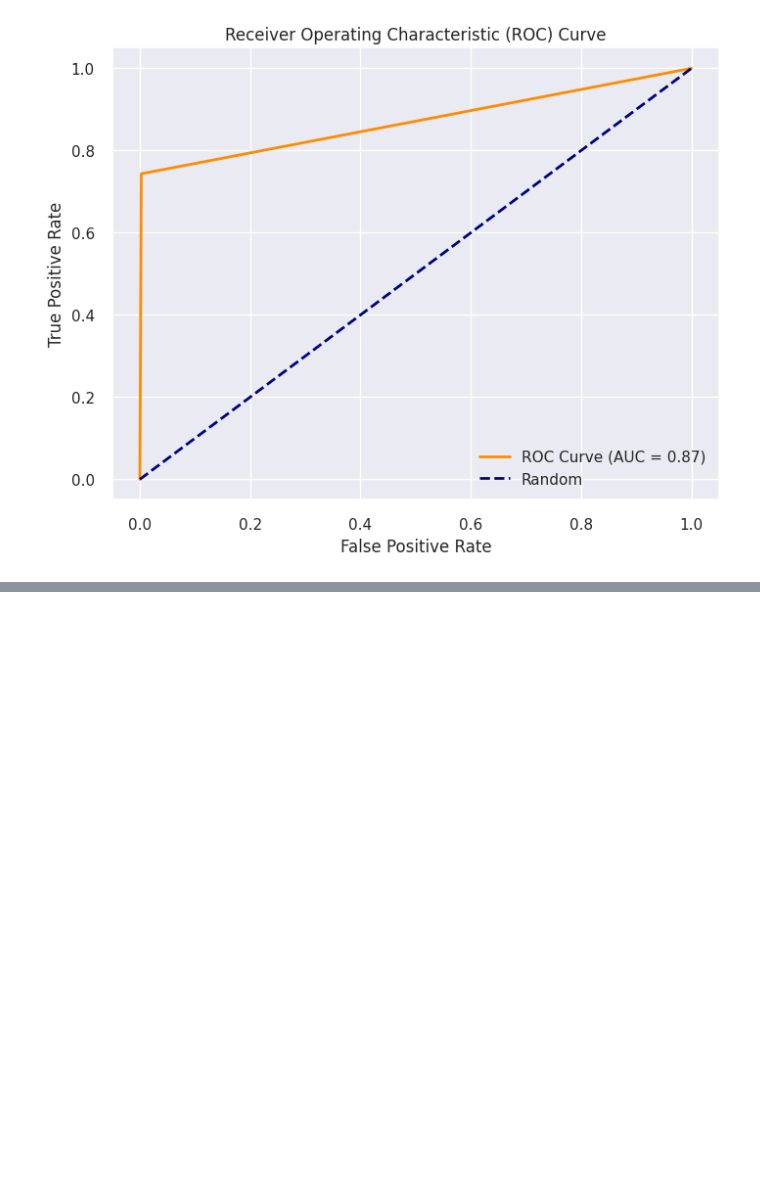
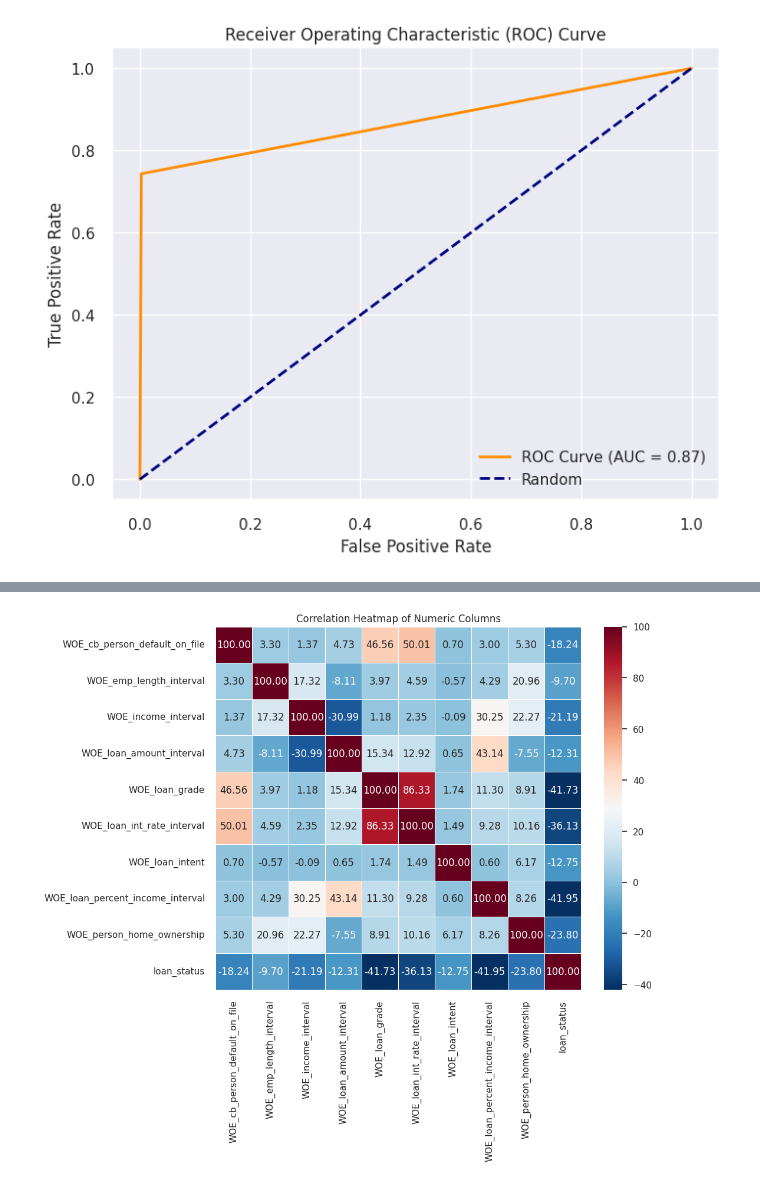
Before and after one commit to cianyu12/Credit-risk-study, a Jupyter notebook: Credit_Risk_Approval_Model.ipynb, the cells around one changed output, grey strips where cells are left out. Cells and saved outputs as stored; diff of their text form; code cells hidden in the pictures; blank space fills up the shorter version.

```diff
--- a/Credit_Risk_Approval_Model.ipynb
+++ b/Credit_Risk_Approval_Model.ipynb
@@ -623,0 +761,20 @@ weighted avg       0.95      0.94      0.94     28501
+# %%
+#Create WOE table
+df_logic = df.copy()
+
+cols = list(set(factor_sum['Factor']))
+
+for c in cols:
+    factor = factor_sum.loc[factor_sum['Factor'] == c]
+    df_logic = pd.merge(df_logic, factor[['Interval','WOE']], how = 'left', left_on = c, right_on = 'Interval')
+    df_logic = df_logic.drop(['Interval'], axis = 1)
+    df_logic.rename(columns = {'WOE':'WOE_' + c}, inplace = True)
+# %%
+##Change non-default -> 1 -> survive
+df_logic['loan_status'] = np.where(df_logic['loan_status'] == 1,0,1)
+# %%
+#WOE column
+x_col_name = df_logic.filter(regex='^WOE')
+#remove column
+x_col_name = x_col_name.drop('WOE_Age_interval',axis=1)
+x_factor = x_col_name.columns
@@ -623,0 +804,21 @@ weighted avg       0.95      0.94      0.94     28501
+# %%
+### Heatmap
+WOE_cols = x_factor
+col_use = pd.Index(['loan_status']).union(WOE_cols)
+numeric_data = df_logic[col_use].sort_index(axis=1)
+
+
+# Calculate the correlation matrix
+correlation_matrix = numeric_data.corr()
+correlation_matrix_sorted = correlation_matrix.reindex(sorted(correlation_matrix.columns), axis=1)
+
+# Create a custom colormap for red-black tones
+cmap = sns.color_palette("RdBu_r", as_cmap=True)
+
+# Create a heatmap
+plt.figure(figsize=(10, 8))
+sns.heatmap(correlation_matrix_sorted * 100, annot=True, cmap=cmap, fmt=".2f", linewidths=0.5)
+plt.title('Correlation Heatmap of Numeric Columns')
+plt.show()
+# %% [output]
+[figure, added]
```
Also changed, not shown: parts of 48 cells of this notebook.
